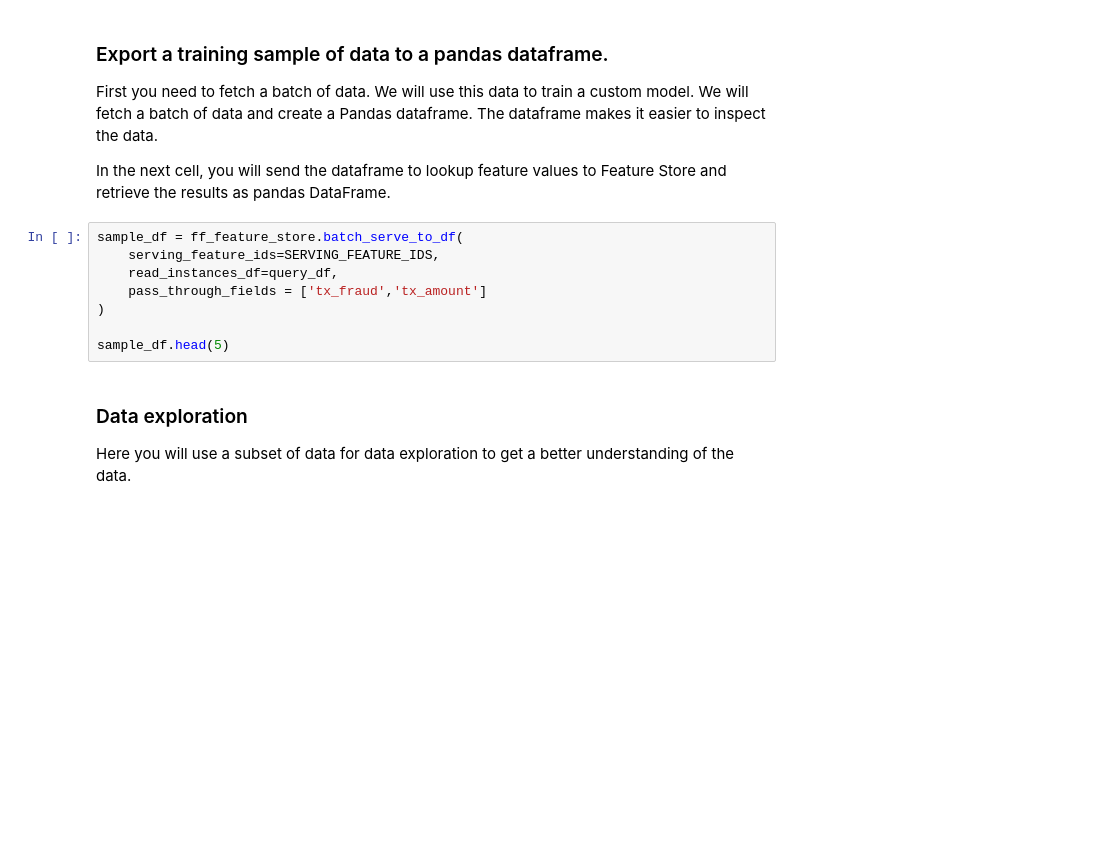
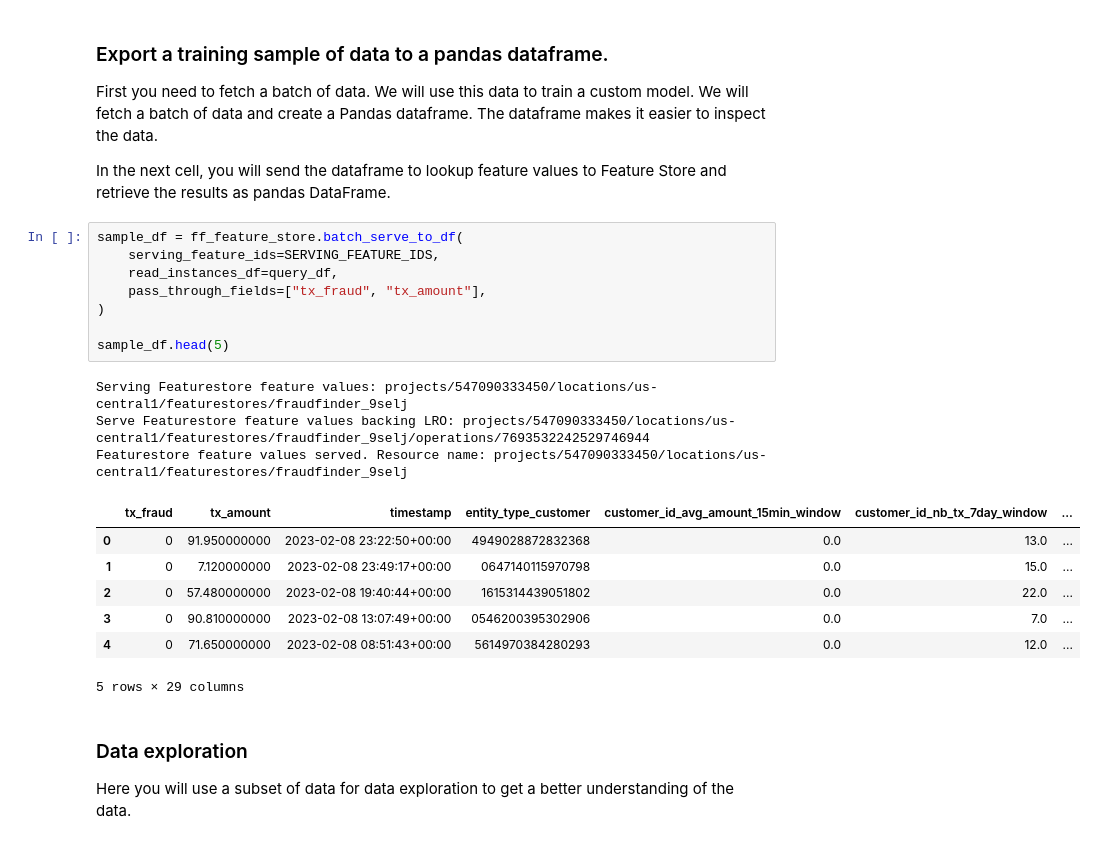
Before and after one commit to GoogleCloudPlatform/fraudfinder, a Jupyter notebook: vertex_ai/04_experimentation.ipynb, the cells around one changed output. Saved outputs shown, nothing was run; the diff lists cells and outputs as text; blank space fills up the shorter version.

```diff
--- a/vertex_ai/04_experimentation.ipynb
+++ b/vertex_ai/04_experimentation.ipynb
@@ -266,11 +308,22 @@ In the next cell, you will send the dataframe to lookup feature values to Featur
 # %%
 sample_df = ff_feature_store.batch_serve_to_df(
     serving_feature_ids=SERVING_FEATURE_IDS,
     read_instances_df=query_df,
-    pass_through_fields = ['tx_fraud','tx_amount']
+    pass_through_fields=["tx_fraud", "tx_amount"],
 )
 
 sample_df.head(5)
+# %% [output]
+Serving Featurestore feature values: projects/547090333450/locations/us-central1/featurestores/fraudfinder_9selj
+Serve Featurestore feature values backing LRO: projects/547090333450/locations/us-central1/featurestores/fraudfinder_9selj/operations/7693532242529746944
+Featurestore feature values served. Resource name: projects/547090333450/locations/us-central1/featurestores/fraudfinder_9selj
+|  | tx_fraud | tx_amount | timestamp | entity_type_customer | customer_id_avg_amount_15min_window | customer_id_nb_tx_7day_window | ... |
+| 0 | 0 | 91.950000000 | 2023-02-08 23:22:50+00:00 | 4949028872832368 | 0.0 | 13.0 | ... |
+| 1 | 0 | 7.120000000 | 2023-02-08 23:49:17+00:00 | 0647140115970798 | 0.0 | 15.0 | ... |
+| 2 | 0 | 57.480000000 | 2023-02-08 19:40:44+00:00 | 1615314439051802 | 0.0 | 22.0 | ... |
+| 3 | 0 | 90.810000000 | 2023-02-08 13:07:49+00:00 | 0546200395302906 | 0.0 | 7.0 | ... |
+| 4 | 0 | 71.650000000 | 2023-02-08 08:51:43+00:00 | 5614970384280293 | 0.0 | 12.0 | ... |
+5 rows × 29 columns
 # %% [markdown]
 ### Data exploration
 Here you will use a subset of data for data exploration to get a better understanding of the data.
```
Also changed, not shown: parts of 20 cells of this notebook, 1 other file.
